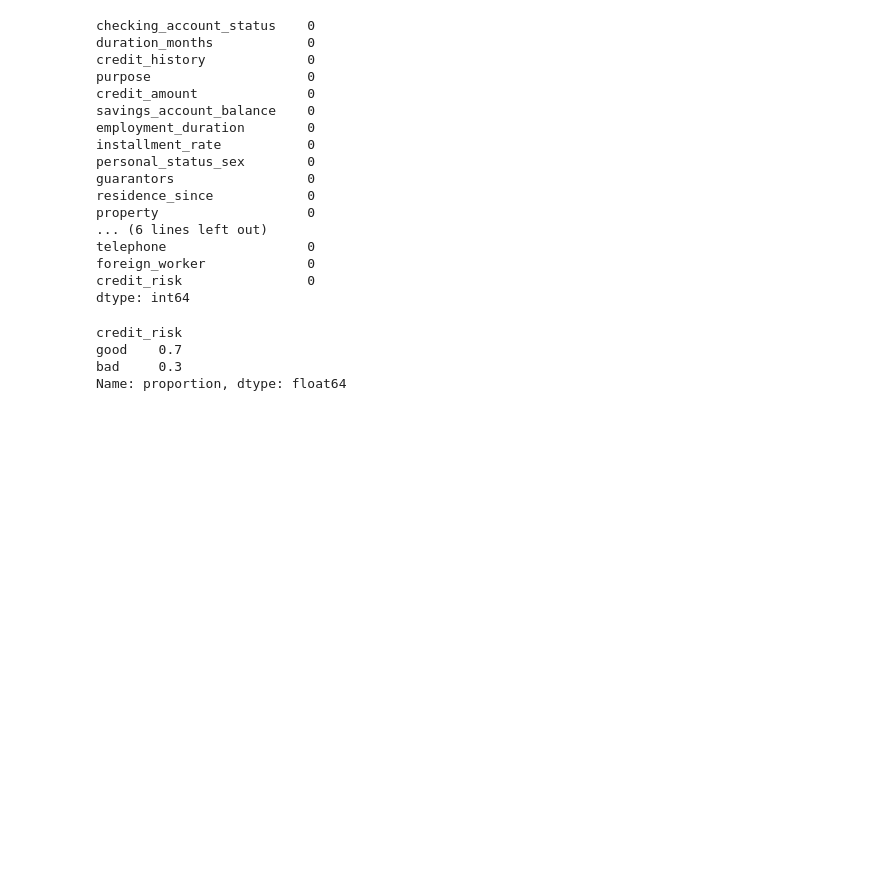
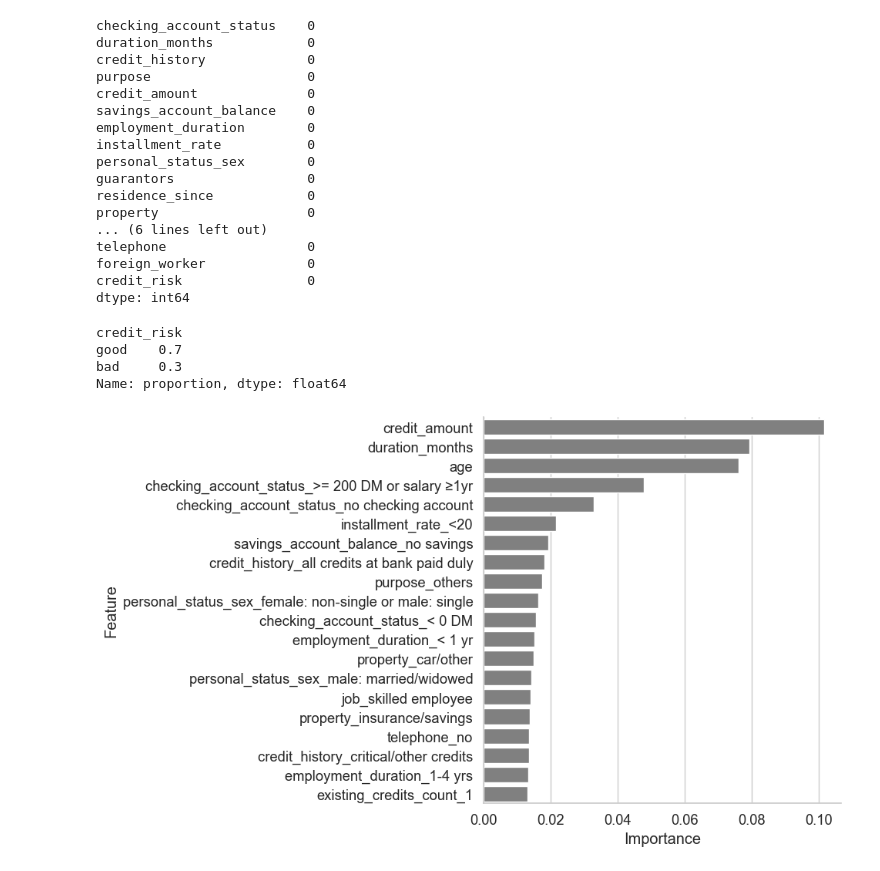
Before and after one commit to JuliaWPereira/fairness, a Jupyter notebook: notebooks/01_data_prep.ipynb, the cells around one changed output. Drawn from its saved outputs; the diff is of its cells as text; code cells hidden in the pictures; blank space fills up the shorter version.

```diff
--- a/notebooks/01_data_prep.ipynb
+++ b/notebooks/01_data_prep.ipynb
@@ -152,3 +167,71 @@ bad     0.3
 Name: proportion, dtype: float64
 # %%
 df.to_parquet('./../data/silver/SouthGermanCredit_en.parquet', index=False)
+# %%
+
+from sklearn.ensemble import RandomForestClassifier
+from sklearn.preprocessing import OneHotEncoder
+from sklearn.compose import ColumnTransformer
+from sklearn.pipeline import Pipeline
+from sklearn.impute import SimpleImputer
+from sklearn.model_selection import train_test_split
+import matplotlib.pyplot as plt
+import seaborn as sns
+import pandas as pd
+
+# Assume df is your cleaned DataFrame
+# Replace 'credit_risk' with the actual target column
+target = 'credit_risk'
+X = df.drop(columns=[target])
+y = df[target]
+
+# Separate column types
+categorical_cols = X.select_dtypes(include=['object', 'category']).columns.tolist()
+numerical_cols = X.select_dtypes(include=['int64', 'float64']).columns.tolist()
+
+# Preprocessing for numeric data
+numeric_transformer = SimpleImputer(strategy='median')
+
+# Preprocessing for categorical data
+categorical_transformer = Pipeline(steps=[
+    ('imputer', SimpleImputer(strategy='most_frequent')),
+    ('onehot', OneHotEncoder(handle_unknown='ignore'))])
+
+# Combine transformers
+preprocessor = ColumnTransformer(
+    transformers=[
+        ('num', numeric_transformer, numerical_cols),
+        ('cat', categorical_transformer, categorical_cols)])
+
+# Create pipeline
+clf = Pipeline(steps=[
+    ('preprocessor', preprocessor),
+    ('classifier', RandomForestClassifier(n_estimators=100, random_state=42))])
+
+# Split data
+X_train, X_test, y_train, y_test = train_test_split(X, y, test_size=0.3, random_state=42)
+
+# Fit model
+clf.fit(X_train, y_train)
+
+# Get feature names after preprocessing
+encoded_features = clf.named_steps['preprocessor'].transformers_[1][1]    .named_steps['onehot'].get_feature_names_out(categorical_cols)
+feature_names = numerical_cols + list(encoded_features)
+
+# Get feature importances
+importances = clf.named_steps['classifier'].feature_importances_
+feat_importance_df = pd.DataFrame({'feature': feature_names, 'importance': importances})
+feat_importance_df = feat_importance_df.sort_values(by='importance', ascending=False).head(20)
+
+# Plot
+plt.figure(figsize=(10, 6))
+sns.barplot(data=feat_importance_df, x='importance', y='feature', color='gray')
+plt.xlabel('Correlation (abs) or MI Score')
+plt.ylabel('Feature')
+plt.xlabel('Importance')
+plt.ylabel('Feature')
+sns.despine()
+plt.tight_layout()
+plt.show()
+# %% [output]
+[figure, added]
```
Also changed, not shown: parts of 2 cells of this notebook, 35 other files.
